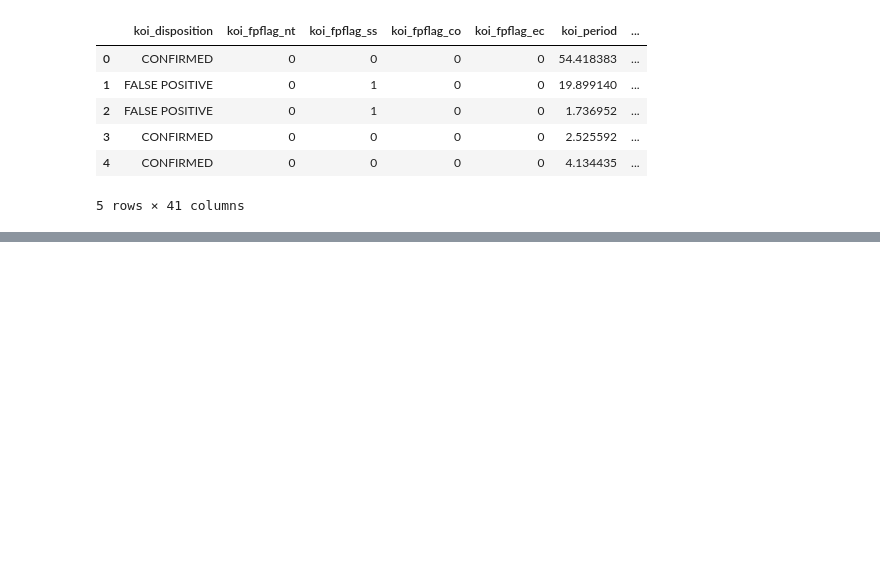
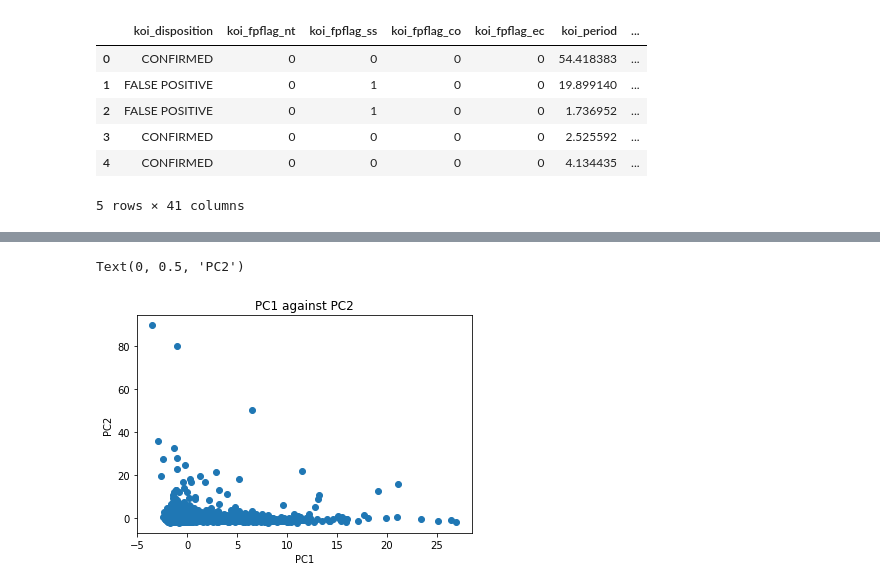
Before and after one commit to Momoyactly/machine-learning-challenge, a Jupyter notebook: Resources/PCA.ipynb, the cells around one changed output, grey strips where cells are left out. Saved outputs shown, nothing was run; the diff lists cells and outputs as text; code cells hidden in the pictures; blank space fills up the shorter version.

```diff
--- a/Resources/PCA.ipynb
+++ b/Resources/PCA.ipynb
@@ -30,0 +66,8 @@ df[df.kepid.duplicated()]
+# %%
+plt.scatter(principalDataframe.PC1, principalDataframe.PC2)
+plt.title('PC1 against PC2')
+plt.xlabel('PC1')
+plt.ylabel('PC2')
+# %% [output]
+Text(0, 0.5, 'PC2')
+[figure, added]
```
Also changed, not shown: parts of 9 cells of this notebook.
